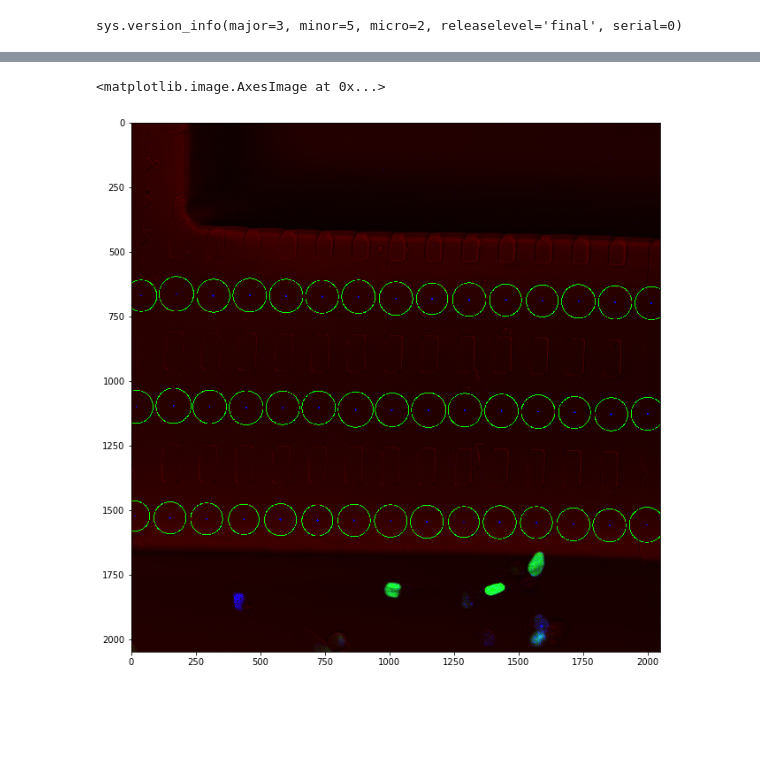
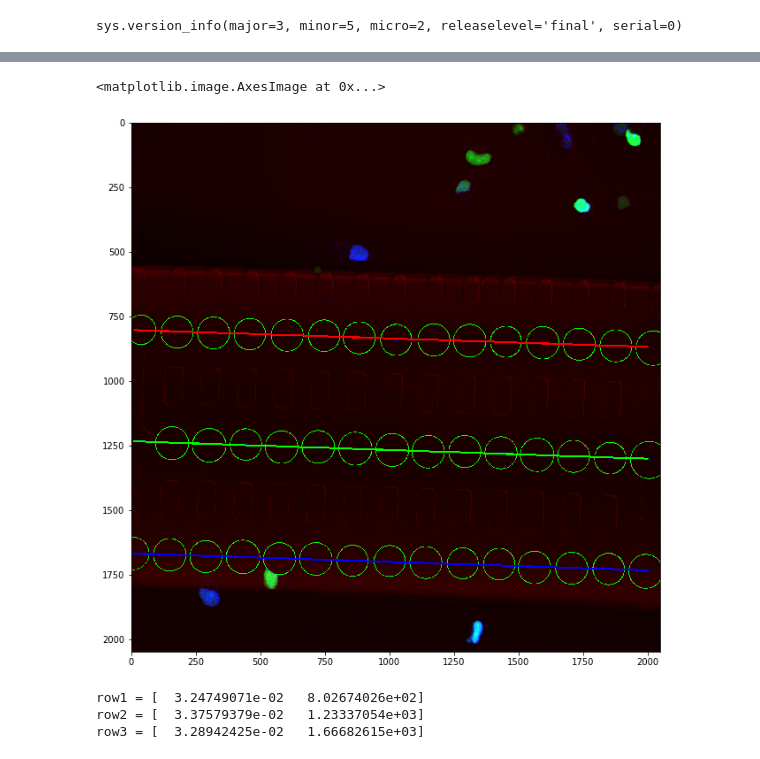
Before and after one commit to gglaw16/nuclei, a Jupyter notebook: detectCirclesTest.ipynb, the cells around one changed output, grey strips where cells are left out. Cells and saved outputs as stored; diff of their text form; code cells hidden in the pictures; blank space fills up the shorter version.

```diff
--- a/detectCirclesTest.ipynb
+++ b/detectCirclesTest.ipynb
@@ -32,7 +32,7 @@ sys.version_info
 # %% [output]
 sys.version_info(major=3, minor=5, micro=2, releaselevel='final', serial=0)
 # %%
-
+series_idx = 1
 """
 # Get the image from girder.
 import girder_client
@@ -45,7 +45,7 @@ source = reader.time_lapse_data()
 source.load('5aaf02831fbb9006233ae6a2')
 print("series: %d"%source.get_number_of_series())
 print("time steps in series 1: %d"%source.get_series_length(1))
-im, item_obj = source.get_image(1,10)
+im, item_obj = source.get_image(series_idx,10)
 
 item_id = item_obj['_id']
 
@@ -73,19 +72,89 @@ Girder Item
 # %%
 # now do it the old fashion way.
 
 gray_image = im[:,:,0]
 #gray_image = cv2.cvtColor(im, cv2.COLOR_BGR2GRAY)
 
 #plt.imshow(gray_image)
 
 circles = cv2.HoughCircles(gray_image,cv2.HOUGH_GRADIENT,1,50,param1=50,param2=30,minRadius=50,maxRadius=100)
 for i in circles[0]:
     # draw the outer circle
     cv2.circle(im,(i[0],i[1]),i[2],(0,255,0),2)
     # draw the center of the circle
     cv2.circle(im,(i[0],i[1]),2,(0,0,255),3)
 
 plt.imshow(im)
+
+row1x = []
+row2x = []
+row3x = []
+row1y = []
+row2y = []
+row3y = []
+row1r = []
+row2r = []
+row3r = []
+
+row1x.append(circles[0][0][0])
+row1y.append(circles[0][0][1])
+row1r.append(circles[0][0][2])
+
+
+
+for circle in circles[0]:
+    if circle[1] < row1y[0]+row1r[0] and circle[1] > row1y[0]-row1r[0]:
+        row1x.append(circle[0])
+        row1y.append(circle[1])
+        row1r.append(circle[2])
+    elif (row2x != [] and circle[1] < row2y[0]+row2r[0] and circle[1] > row2y[0]-row2r[0]) or row2x == []:
+        row2x.append(circle[0])
+        row2y.append(circle[1])
+        row2r.append(circle[2])
+    else:
+        row3x.append(circle[0])
+        row3y.append(circle[1])
+        row3r.append(circle[2])
+
+if row1y[1] < row2y[1] and row1y[1] < row3y[1]:
+    row1 = np.polyfit(row1x, row1y,1)
+    if row2y[1] < row3y[1]:
+        row2 = np.polyfit(row2x, row2y,1)
+        row3 = np.polyfit(row3x, row3y,1)
+    else :
+        row3 = np.polyfit(row2x, row2y,1)
+        row2 = np.polyfit(row3x, row3y,1)
+elif row2y[1] < row3y[1] and row2y[1] < row1y[1]:
+    row1 = np.polyfit(row2x, row2y,1)
+    if row1y[1] < row3y[1]:
+        row2 = np.polyfit(row1x, row1y,1)
+        row3 = np.polyfit(row3x, row3y,1)
+    else :
+        row3 = np.polyfit(row1x, row1y,1)
+        row2 = np.polyfit(row3x, row3y,1)
+else :
+    row1 = np.polyfit(row3x, row3y,1)
+    if row1y[1] < row2y[1]:
+        row2 = np.polyfit(row1x, row1y,1)
+        row3 = np.polyfit(row2x, row2y,1)
+    else :
+        row3 = np.polyfit(row1x, row1y,1)
+        row2 = np.polyfit(row2x, row2y,1)
+
+
+cv2.line(im,(10,int(10*row1[0]+row1[1])),(2000,int(2000*row1[0]+row1[1])),(255,0,0),5)
+cv2.line(im,(10,int(10*row2[0]+row2[1])),(2000,int(2000*row2[0]+row2[1])),(0,255,0),5)
+cv2.line(im,(10,int(10*row3[0]+row3[1])),(2000,int(2000*row3[0]+row3[1])),(0,0,255),5)
+
+plt.imshow(im)
 # %% [output]
 <matplotlib.image.AxesImage at 0x...>
-[figure, old version]
+[figure, new version]
+# %%
+print("row1 = %s"%row1)
+print("row2 = %s"%row2)
+print("row3 = %s"%row3)
+# %% [output]
+row1 = [  3.24749071e-02   8.02674026e+02]
+row2 = [  3.37579379e-02   1.23337054e+03]
+row3 = [  3.28942425e-02   1.66682615e+03]
```
Also changed, not shown: parts of 1 cell of this notebook, 7 other files.
